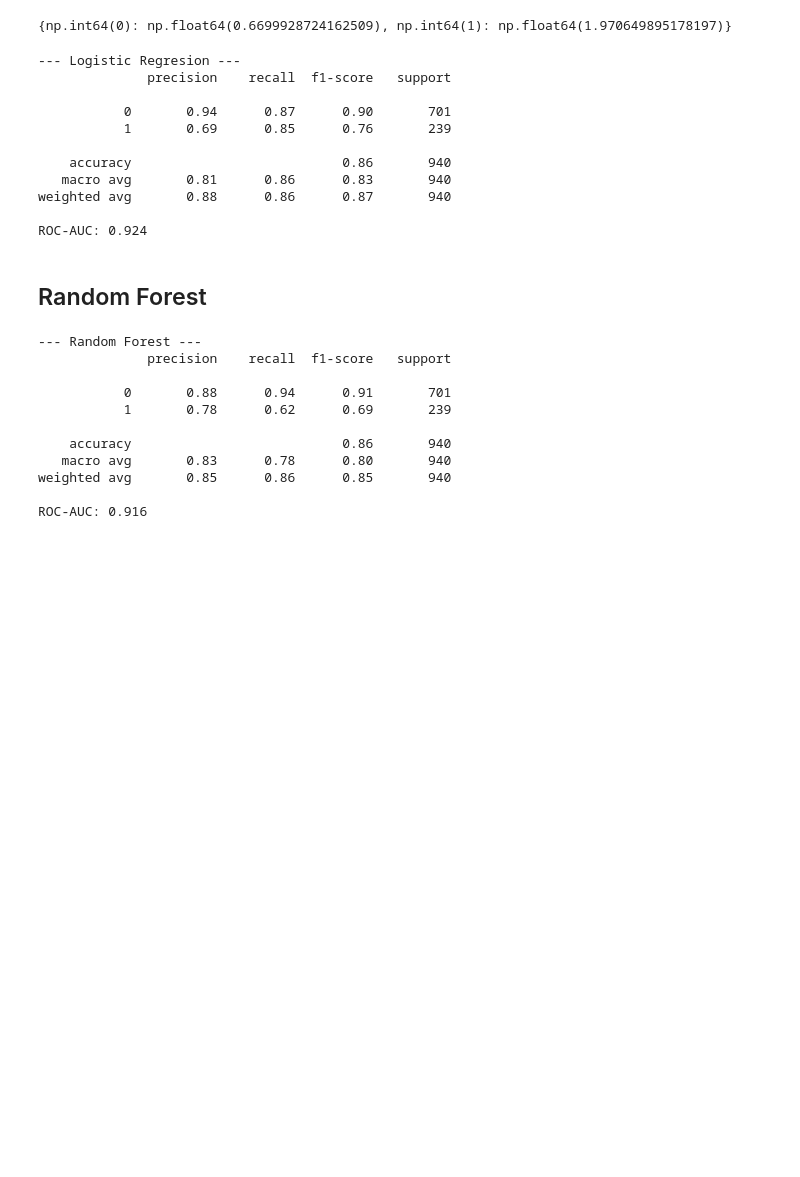
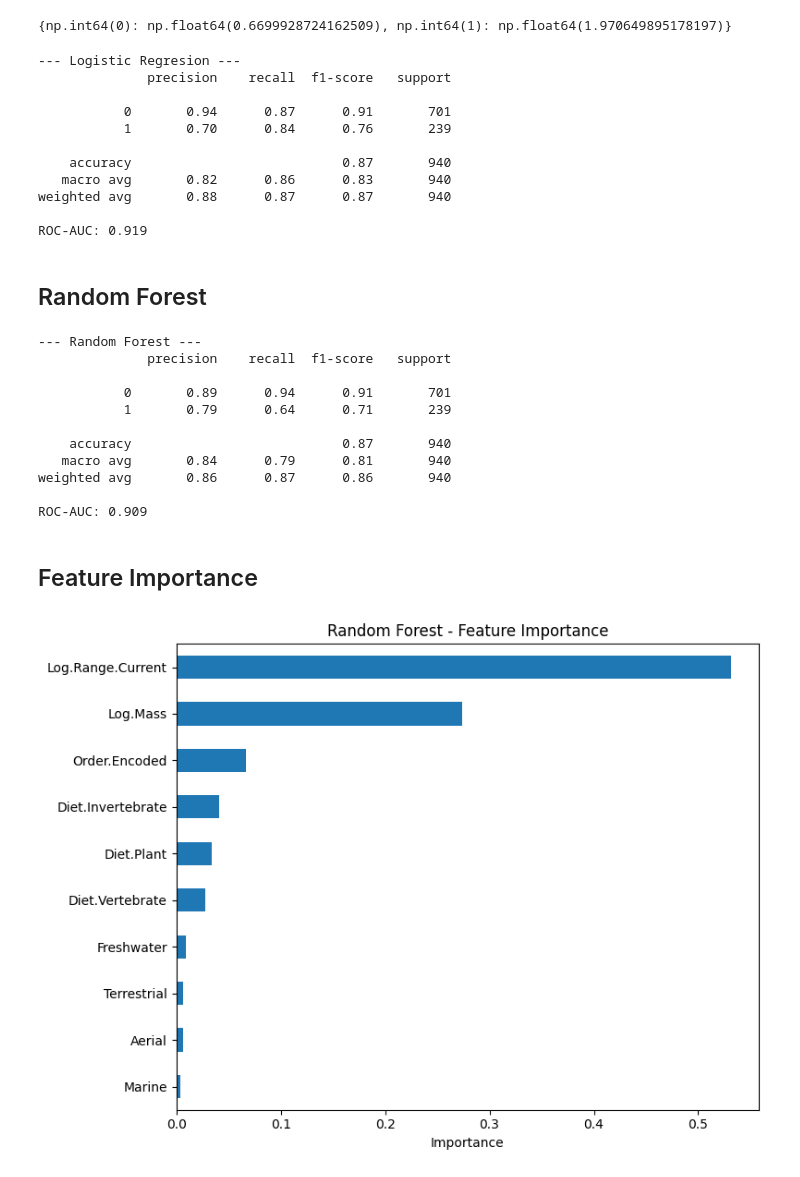
Before and after one commit to Kacper484/Architektura-aplikacji-w-Pythonie, a Jupyter notebook: Projekt Zal/Projekt_ML_Kacper_Kaszuba.ipynb, the cells around one changed output. Drawn from its saved outputs; the diff is of its cells as text; code cells hidden in the pictures; blank space fills up the shorter version.

```diff
--- a/Projekt Zal/Projekt_ML_Kacper_Kaszuba.ipynb
+++ b/Projekt Zal/Projekt_ML_Kacper_Kaszuba.ipynb
@@ -589,10 +593,10 @@ Variance explained: 71.7%
 # %%
-model_features = ['Log.Mass', 'Log.Range.Current', 'Log.Range.Natural',
+model_features = ['Log.Mass', 'Log.Range.Current',
                   'Terrestrial', 'Marine', 'Freshwater', 'Aerial',
                   'Diet.Plant', 'Diet.Vertebrate', 'Diet.Invertebrate',
                   'Order.Encoded']
 
-X = trait_merged[model_features]
+X = trait_merged[model_features].dropna()
 y = trait_merged.loc[X.index, 'Threatened']
 
 X_train, X_test, y_train, y_test = train_test_split(X, y, test_size=0.2, random_state=42, stratify=y)
@@ -619,14 +623,14 @@ print(f"ROC-AUC: {roc_auc_score(y_test, lr.predict_proba(X_test_scaled)[:, 1]):.
 --- Logistic Regresion ---
               precision    recall  f1-score   support
 
-           0       0.94      0.87      0.90       701
-           1       0.69      0.85      0.76       239
+           0       0.94      0.87      0.91       701
+           1       0.70      0.84      0.76       239
 
-    accuracy                           0.86       940
-   macro avg       0.81      0.86      0.83       940
-weighted avg       0.88      0.86      0.87       940
+    accuracy                           0.87       940
+   macro avg       0.82      0.86      0.83       940
+weighted avg       0.88      0.87      0.87       940
 
-ROC-AUC: 0.924
+ROC-AUC: 0.919
 # %% [markdown]
 ## Random Forest
 # %%
@@ -641,11 +645,24 @@ print(f"ROC-AUC: {roc_auc_score(y_test, rf.predict_proba(X_test)[:, 1]):.3f}")
 --- Random Forest ---
               precision    recall  f1-score   support
 
-           0       0.88      0.94      0.91       701
-           1       0.78      0.62      0.69       239
+           0       0.89      0.94      0.91       701
+           1       0.79      0.64      0.71       239
 
-    accuracy                           0.86       940
-   macro avg       0.83      0.78      0.80       940
-weighted avg       0.85      0.86      0.85       940
+    accuracy                           0.87       940
+   macro avg       0.84      0.79      0.81       940
+weighted avg       0.86      0.87      0.86       940
 
-ROC-AUC: 0.916
+ROC-AUC: 0.909
+# %% [markdown]
+## Feature Importance
+# %%
+importances = pd.Series(rf.feature_importances_, index=model_features)
+importances.sort_values().plot(kind='barh', figsize=(8, 6))
+plt.title("Random Forest - Feature Importance")
+plt.xlabel("Importance")
+plt.tight_layout()
+plt.savefig('random_forest-feature_importance.png', dpi=150)
+
+plt.show()
+# %% [output]
+[figure, added]
```
Also changed, not shown: parts of 21 cells of this notebook.
